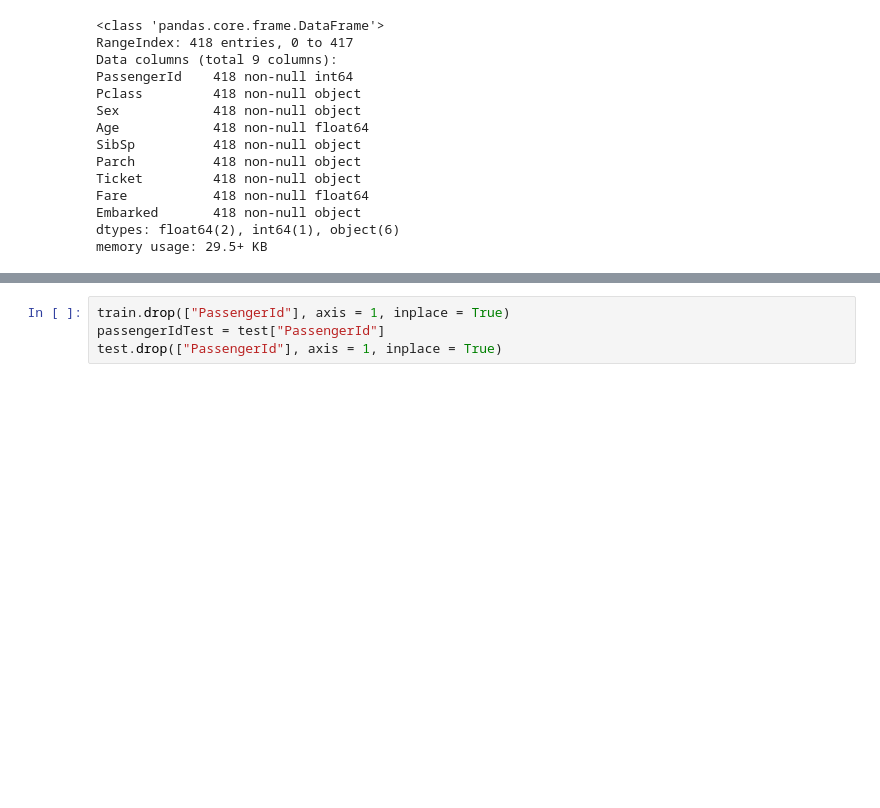
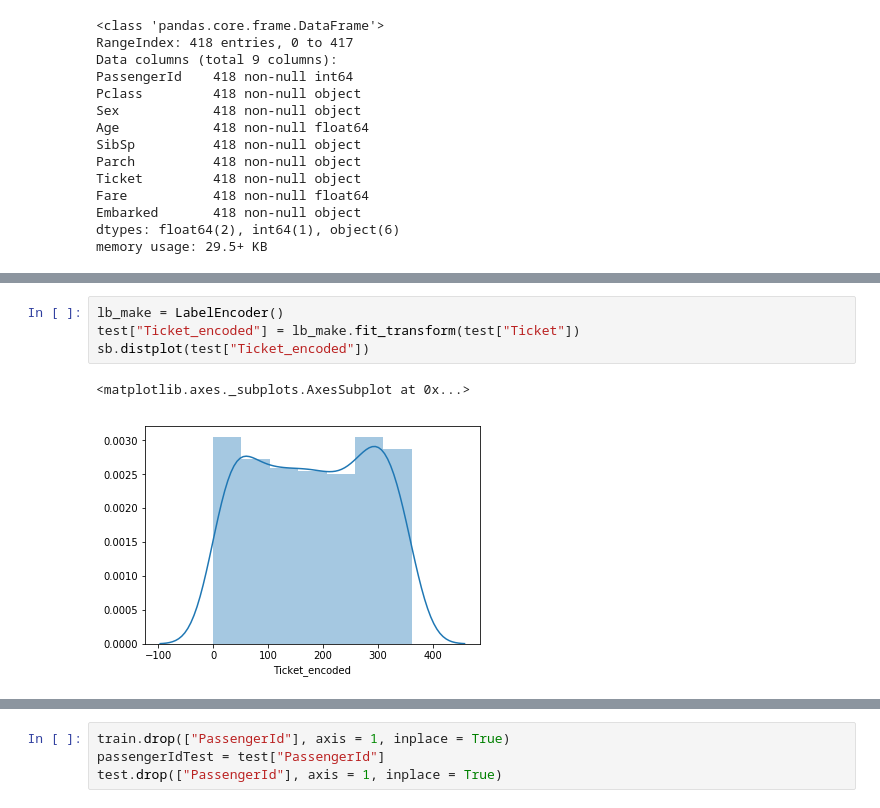
Before and after one commit to arikhan/Titanic-Machine-Learning-from-Disaster-Kaggle-Competition, a Jupyter notebook: Titanic with DL.ipynb, the cells around one changed output, grey strips where cells are left out. Drawn from its saved outputs; the diff is of its cells as text; blank space fills up the shorter version.

```diff
--- a/Titanic with DL.ipynb
+++ b/Titanic with DL.ipynb
@@ -386,0 +428,7 @@ memory usage: 29.5+ KB
+# %%
+lb_make = LabelEncoder()
+test["Ticket_encoded"] = lb_make.fit_transform(test["Ticket"])
+sb.distplot(test["Ticket_encoded"])
+# %% [output]
+<matplotlib.axes._subplots.AxesSubplot at 0x...>
+[figure, added]
```
Also changed, not shown: parts of 19 cells of this notebook.
